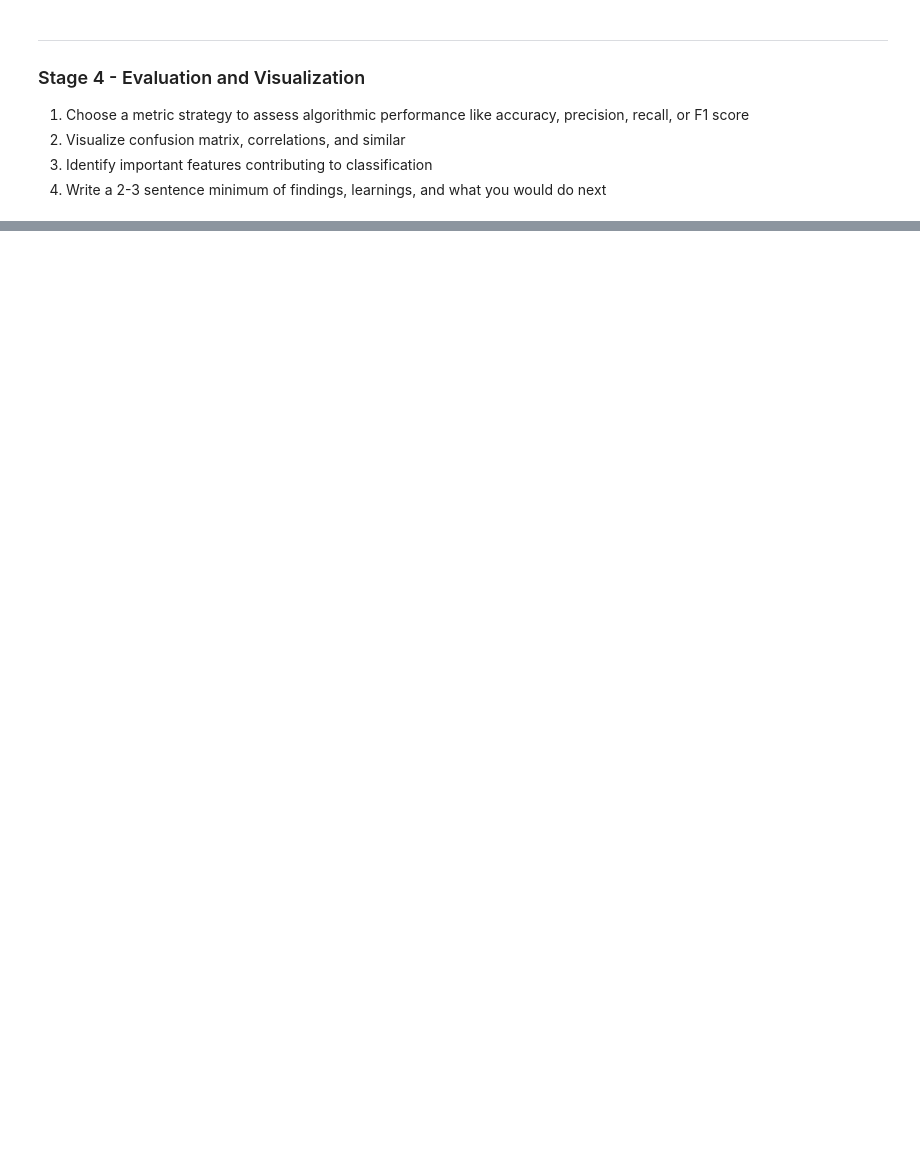
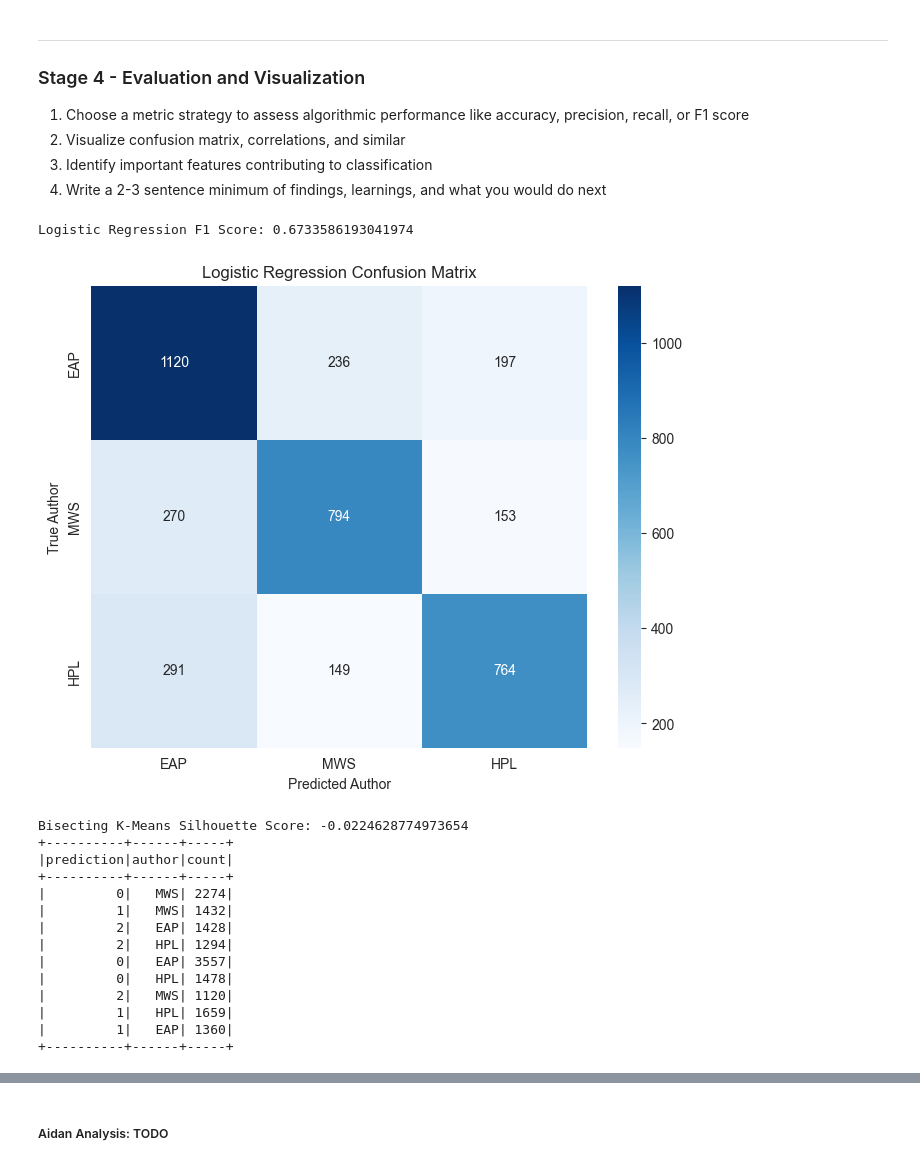
Before and after one commit to alonergan/COSC526_Module5_GroupProject, a Jupyter notebook: code_6_of_10_data_mine_group13.ipynb, the cells around one changed output, grey strips where cells are left out. Cells and saved outputs as stored; diff of their text form; code cells hidden in the pictures; blank space fills up the shorter version.

```diff
--- a/code_6_of_10_data_mine_group13.ipynb
+++ b/code_6_of_10_data_mine_group13.ipynb
@@ -239,4 +242,0 @@ tfidf_data_train = idf_model_train.transform(tf_data_train)
-# %%
-tfidf_data_train = tfidf_data_train.drop('tf')
-
-tfidf_data_train.select('tfidf').show(truncate=False)
@@ -398,3 +408,64 @@ only showing top 5 rows
 # Each team member will evaluate their models
 # %%
 # Aidan
+# ---------- Logistic Regression ----------
+from pyspark.ml.evaluation import MulticlassClassificationEvaluator
+import pandas as pd
+import seaborn as sns
+import matplotlib.pyplot as plt
+from sklearn.metrics import confusion_matrix
+
+evaluator = MulticlassClassificationEvaluator(labelCol='label', predictionCol='prediction', metricName='f1')
+f1_score = evaluator.evaluate(lr_predictions)
+print(f"Logistic Regression F1 Score: {f1_score}")
+
+# Get confusion matrix
+df_lr_predictions = lr_predictions.select('label', 'prediction').toPandas()
+conf_mat = confusion_matrix(df_lr_predictions['label'], df_lr_predictions['prediction'])
+
+# Plot confusion matrix
+plt.figure(figsize=(8, 6))
+sns.heatmap(conf_mat, annot=True, fmt='d', cmap='Blues', xticklabels=label_mapping, yticklabels=label_mapping)
+plt.title("Logistic Regression Confusion Matrix")
+plt.xlabel("Predicted Author")
+plt.ylabel("True Author")
+plt.show()
+
+# ---------- Agglomerative Heirarchical Clustering (Using Bisecting KMeans) ----------
+from pyspark.ml.evaluation import ClusteringEvaluator
+from pyspark.sql.functions import count
+
+# Calculate silhouette score
+evaluator = ClusteringEvaluator(featuresCol='tfidf', predictionCol='prediction')
+silhouette = evaluator.evaluate(bkm_train_predictions)
+print(f"Bisecting K-Means Silhouette Score: {silhouette}")
+
+# Map clusters to authors
+cluster_author_counts = bkm_train_predictions.groupBy("prediction", "author").agg(count("*").alias("count"))
+cluster_author_counts.show()
+
+# Plot cluster sizes
+cluster_counts_pd = bkm_train_predictions.groupBy("prediction").count().toPandas()
+plt.figure(figsize=(6, 4))
+sns.barplot(data=cluster_counts_pd, x="prediction", y="count")
+plt.title("Cluster Sizes (Bisecting K-Means)")
+plt.xlabel("Cluster ID")
+plt.ylabel("Number of Texts")
+plt.show()
+# %% [output]
+Logistic Regression F1 Score: 0.6733586193041974
+[figure, added]
+Bisecting K-Means Silhouette Score: -0.0224628774973654
++----------+------+-----+
+|prediction|author|count|
++----------+------+-----+
+|         0|   MWS| 2274|
+|         1|   MWS| 1432|
+|         2|   EAP| 1428|
+|         2|   HPL| 1294|
+|         0|   EAP| 3557|
+|         0|   HPL| 1478|
+|         2|   MWS| 1120|
+|         1|   HPL| 1659|
+|         1|   EAP| 1360|
++----------+------+-----+
@@ -401,3 +473,5 @@ only showing top 5 rows
+# %% [markdown]
+##### Aidan Analysis: TODO
 # %%
 # Daniel
 # %%
```
Also changed, not shown: parts of 11 cells of this notebook.
